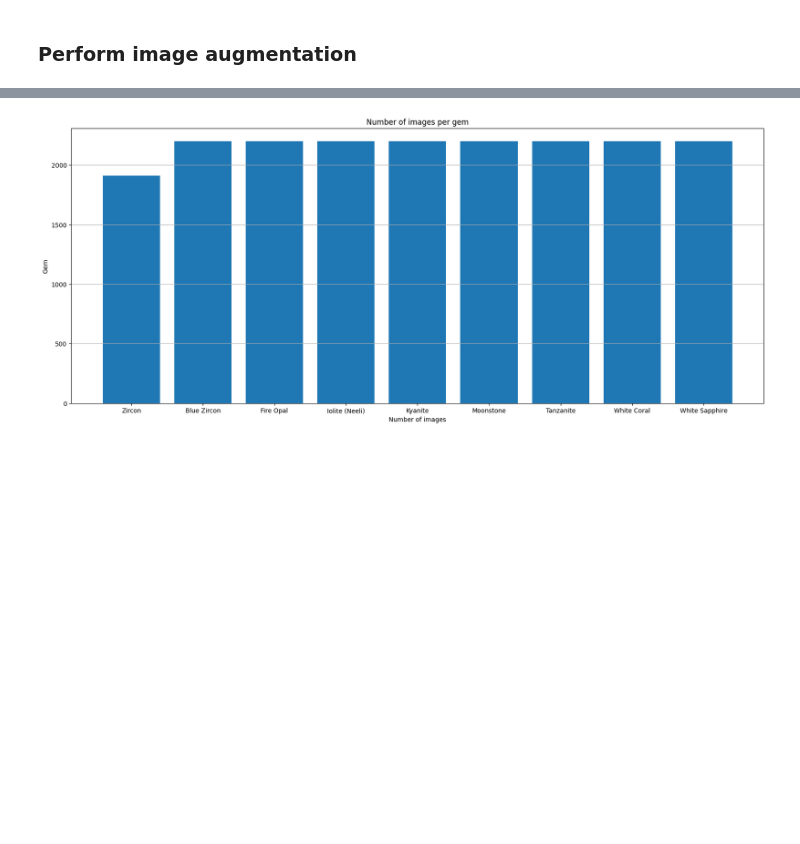
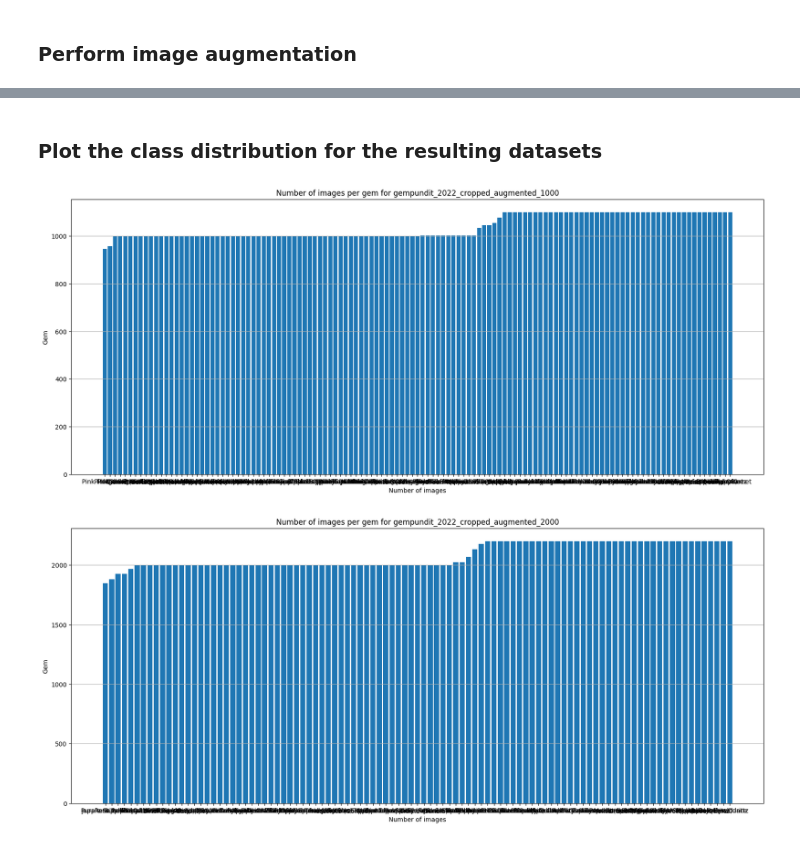
Before and after one commit to stedavkle/gemstone-classifier, a Jupyter notebook: src/02_Datapreparation.ipynb, the cells around one changed output, grey strips where cells are left out. Cells and saved outputs as stored; diff of their text form; code cells hidden in the pictures; blank space fills up the shorter version.

```diff
--- a/src/02_Datapreparation.ipynb
+++ b/src/02_Datapreparation.ipynb
@@ -12,9 +12,12 @@ import pandas as pd
 import matplotlib.pyplot as plt
 import cv2
 import numpy as np
+from PIL import Image
 
 from skimage import transform
 import concurrent.futures as cf
 from tqdm import tqdm
 import shutil
-executor = cf.ThreadPoolExecutor(max_workers=8)
+
+executor = cf.ThreadPoolExecutor(max_workers=4)
+image_path = '../dat/gempundit_2022'
@@ -29,7 +75,7 @@ please provide us feedback at https://github.com/pandas-dev/pandas/issues/54466
 # %%
 gem_count = []
-for gem in os.listdir('../dat/images'):
-    count = len(os.listdir('../dat/images/' + gem))
+for gem in os.listdir(image_path):
+    count = len(os.listdir(os.path.join(image_path, gem)))
     gem_count += [{'gem': gem, 'count': count}]
 gem_count = pd.DataFrame(gem_count)
 gem_count.sort_values(by='count', ascending=True, inplace=True)
@@ -99,8 +145,7 @@ def edge_and_cut(img):
             new_img = cv2.resize(img,(img_w, img_h))
 
     except Exception as e:
-        print(e)
-        new_img = cv2.resize(img,(img_w, img_h))
+        return 0
 
     return new_img
 # %%
@@ -250,18 +317,25 @@ for root, dirs, files in os.walk('../dat/images_augmented_cropped/'):
+# %% [markdown]
+### Plot the class distribution for the resulting datasets
 # %%
-gem_count = []
-for gem in os.listdir('../dat/images_augmented_cropped'):
-    count = len(os.listdir('../dat/images_augmented_cropped/' + gem))
-    gem_count += [{'gem': gem, 'count': count}]
-gem_count = pd.DataFrame(gem_count)
-gem_count.sort_values(by='count', ascending=True, inplace=True)
-number_of_images = gem_count['count'].sum()
+# TODO: remove after reworking plots
+image_path_cropped_augmented = [r'../dat/gempundit_2022_cropped_augmented_1000', r'../dat/gempundit_2022_cropped_augmented_2000']
 
-plt.figure(figsize=(20, 8))
-plt.bar(gem_count['gem'], gem_count['count'])
-plt.title('Number of images per gem')
-plt.xlabel('Number of images')
-plt.ylabel('Gem')
-plt.grid(axis='y')
-plt.show()
+for path in image_path_cropped_augmented:
+    gem_count = []
+    for gem in os.listdir(path):
+        count = len(os.listdir(os.path.join(path, gem)))
+        gem_count += [{'gem': gem, 'count': count}]
+    gem_count = pd.DataFrame(gem_count)
+    gem_count.sort_values(by='count', ascending=True, inplace=True)
+    number_of_images = gem_count['count'].sum()
+
+    plt.figure(figsize=(20, 8))
+    plt.bar(gem_count['gem'], gem_count['count'])
+    plt.title('Number of images per gem for ' + path.split('/')[-1])
+    plt.xlabel('Number of images')
+    plt.ylabel('Gem')
+    plt.grid(axis='y')
+    plt.show()
 # %% [output]
-[figure, old version]
+[figure, new version]
+[figure, added]
```
Also changed, not shown: parts of 10 cells of this notebook, 4 other files.
